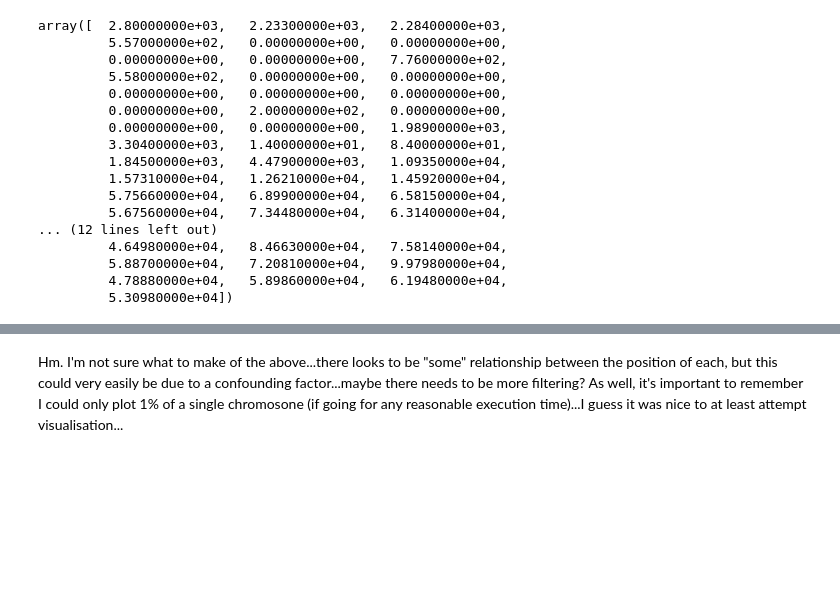
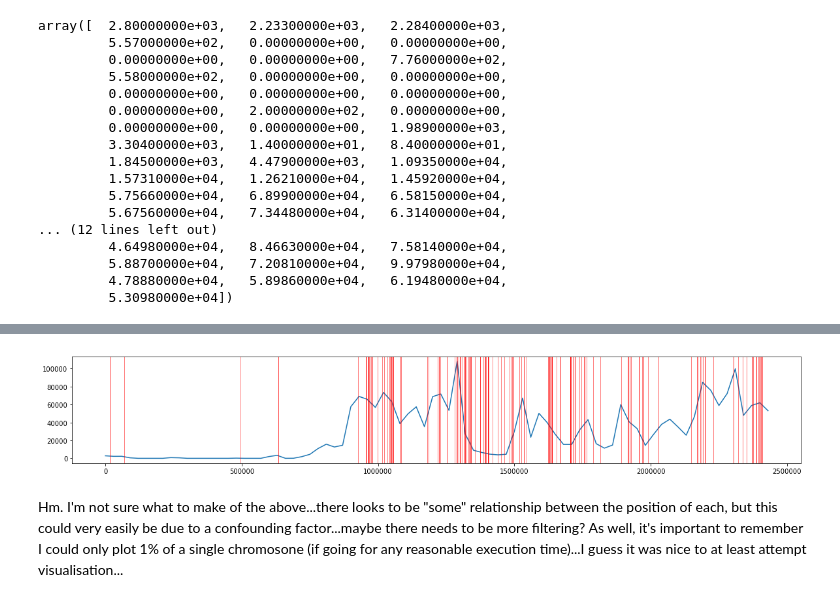
Before and after one commit to wjmn/dsb-bioinformatics-project, a Jupyter notebook: 20170629_secondupdatedworkflow.ipynb, the cells around one changed output, grey strips where cells are left out. Saved outputs shown, nothing was run; the diff lists cells and outputs as text; code cells hidden in the pictures; blank space fills up the shorter version.

```diff
--- a/20170629_secondupdatedworkflow.ipynb
+++ b/20170629_secondupdatedworkflow.ipynb
@@ -364,3 +392,18 @@ ax1 = plt.plot(np.)
+# %%
+pylab.rcParams['figure.figsize'] = 20, 3
+
+plt.plot(np.arange(82)*30000, binned_markers)
+
+subset_raw_mutations = raw_mutations[:, 0][raw_mutations[:, 0] <= max_pos]
+for point in subset_raw_mutations:
+    plt.axvline(x=point, color="red", linewidth=0.5)
+
+plt.xlabel = "Position in Chromosome 1, in 30kb Bins"
+plt.ylabel = "gammaH2AX Count"
+plt.title = "1% of Chromosome 1, Density of gammaH2AX Jurkat with bins = 30kb; Mutation Location as vlines"
+plt.ti
+# %% [output]
+[figure, added]
 # %% [markdown]
 Hm. I'm not sure what to make of the above...there looks to be "some" relationship between the position of each, but this could very easily be due to a confounding factor...maybe there needs to be more filtering? As well, it's important to remember I could only plot 1% of a single chromosone (if going for any reasonable execution time)...I guess it was nice to at least attempt visualisation...
 # %% [markdown]
```
Also changed, not shown: parts of 10 cells of this notebook.
